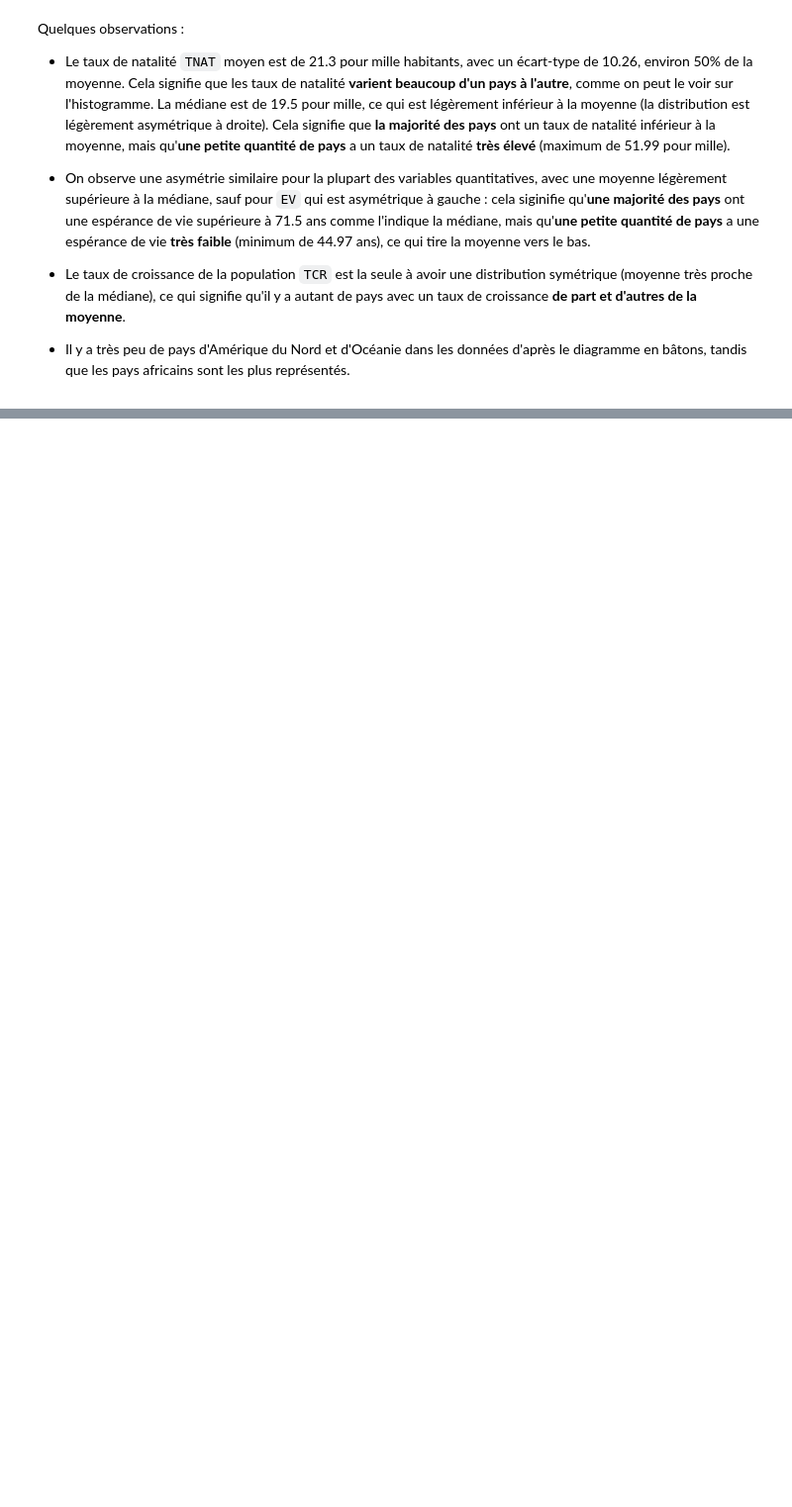
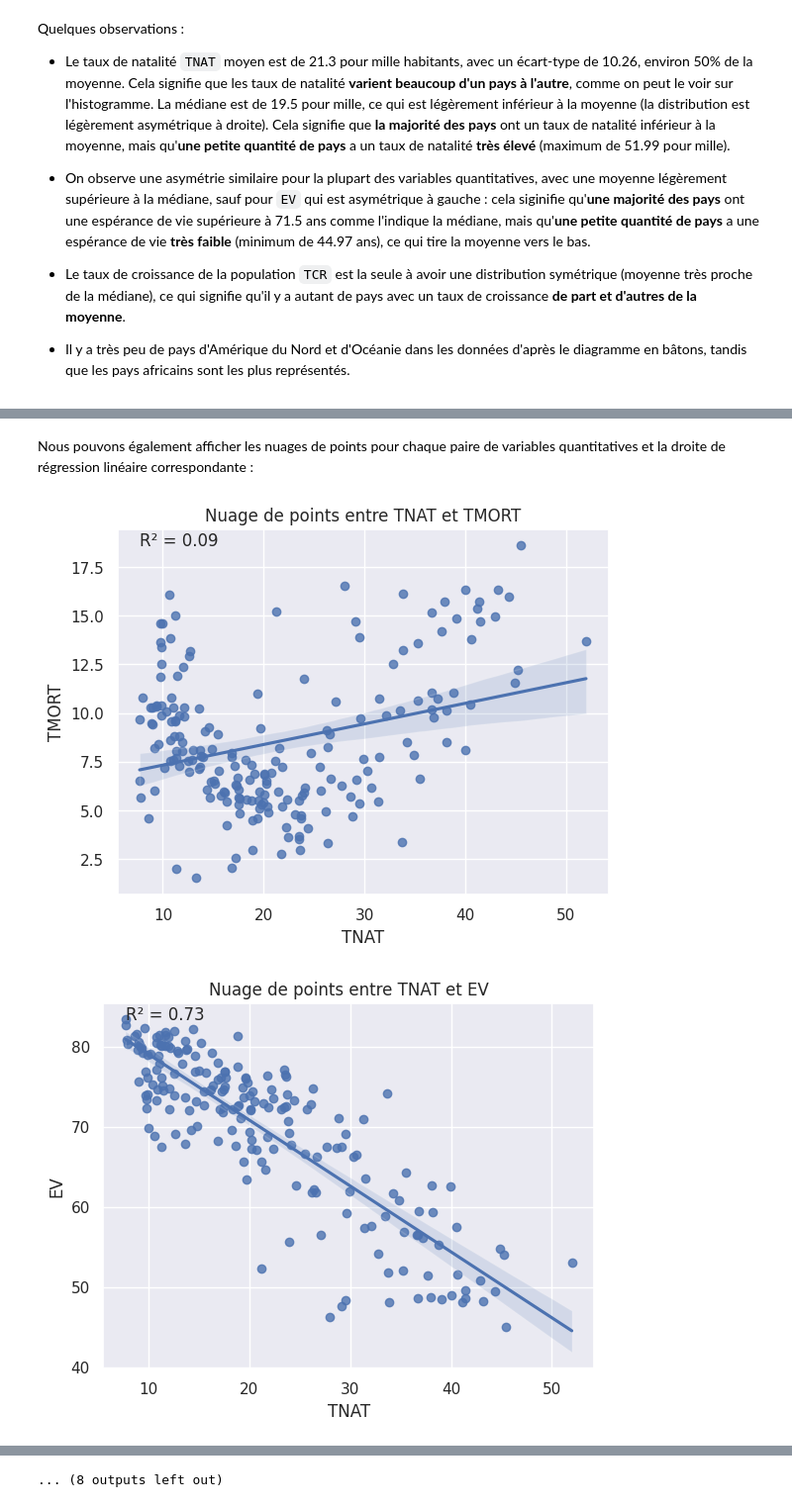
Before and after one commit to cmnemoi/Projet_Data_Exploration, a Jupyter notebook: Projet_Data_Exploration.ipynb, the cells around one changed output, grey strips where cells are left out. Shown at 99% size. Cells and saved outputs as stored; diff of their text form; code cells hidden in the pictures; blank space fills up the shorter version.

```diff
--- a/Projet_Data_Exploration.ipynb
+++ b/Projet_Data_Exploration.ipynb
@@ -129,0 +171,24 @@ La médiane est de 19.5 pour mille, ce qui est légèrement inférieur à la moy
+# %% [markdown]
+Nous pouvons également afficher les nuages de points pour chaque paire de variables quantitatives et la droite de régression linéaire correspondante :
+# %%
+from scipy.stats import linregress # Régression linéaire
+
+for x in quantitative_variables:
+    for y in quantitative_variables:
+        if x != y:
+            linear_regression = linregress(dataset[x], dataset[y])
+            sns.regplot(data=dataset, x=x, y=y)
+            plt.title(f"Nuage de points entre {x} et {y}")
+            # On affiche le R²
+            plt.text(
+                x=dataset[x].min(),
+                y=dataset[y].max(),
+                s=f"R² = {linear_regression.rvalue**2:.2f}",
+                fontsize=12
+            )
+            plt.xlabel(x)
+            plt.ylabel(y)
+            plt.show()
+# %% [output]
+[figure, added]
+[figure, added]
@@ -129,0 +205 @@ La médiane est de 19.5 pour mille, ce qui est légèrement inférieur à la moy
+... (8 outputs left out)
```
Also changed, not shown: parts of 9 cells of this notebook.
